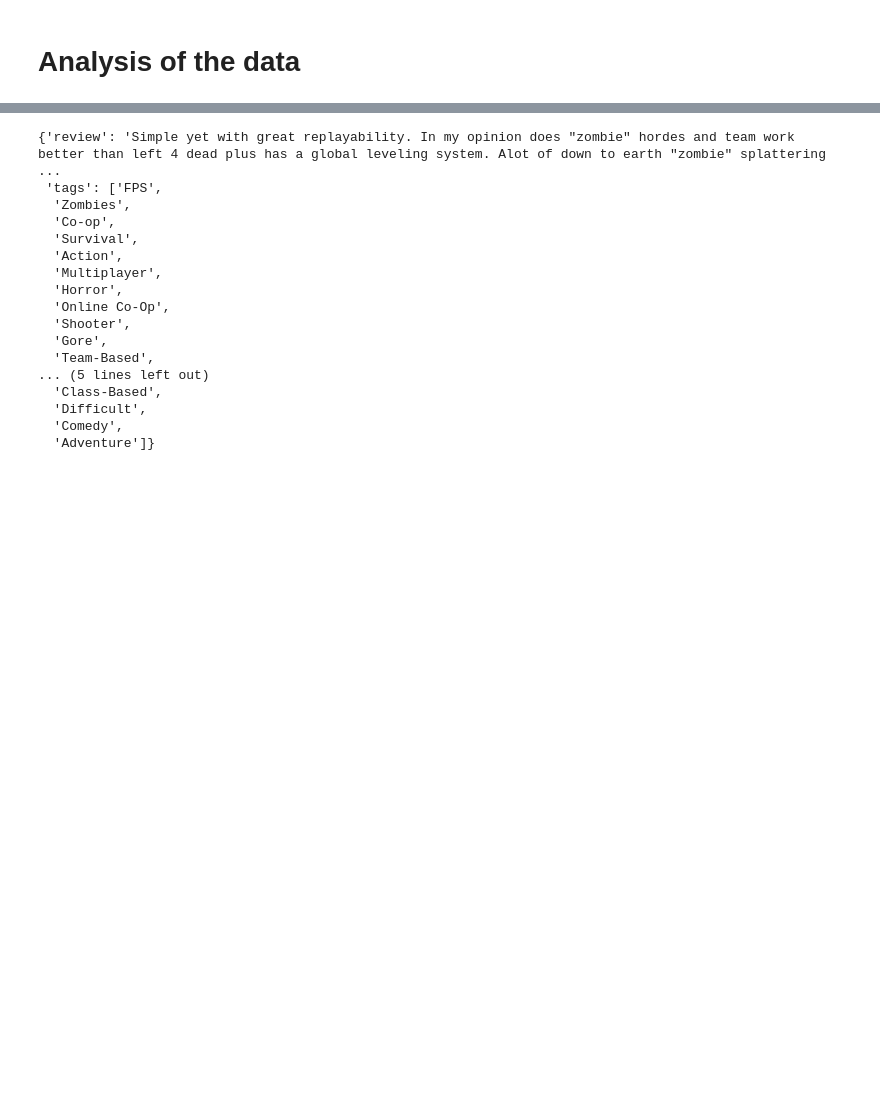
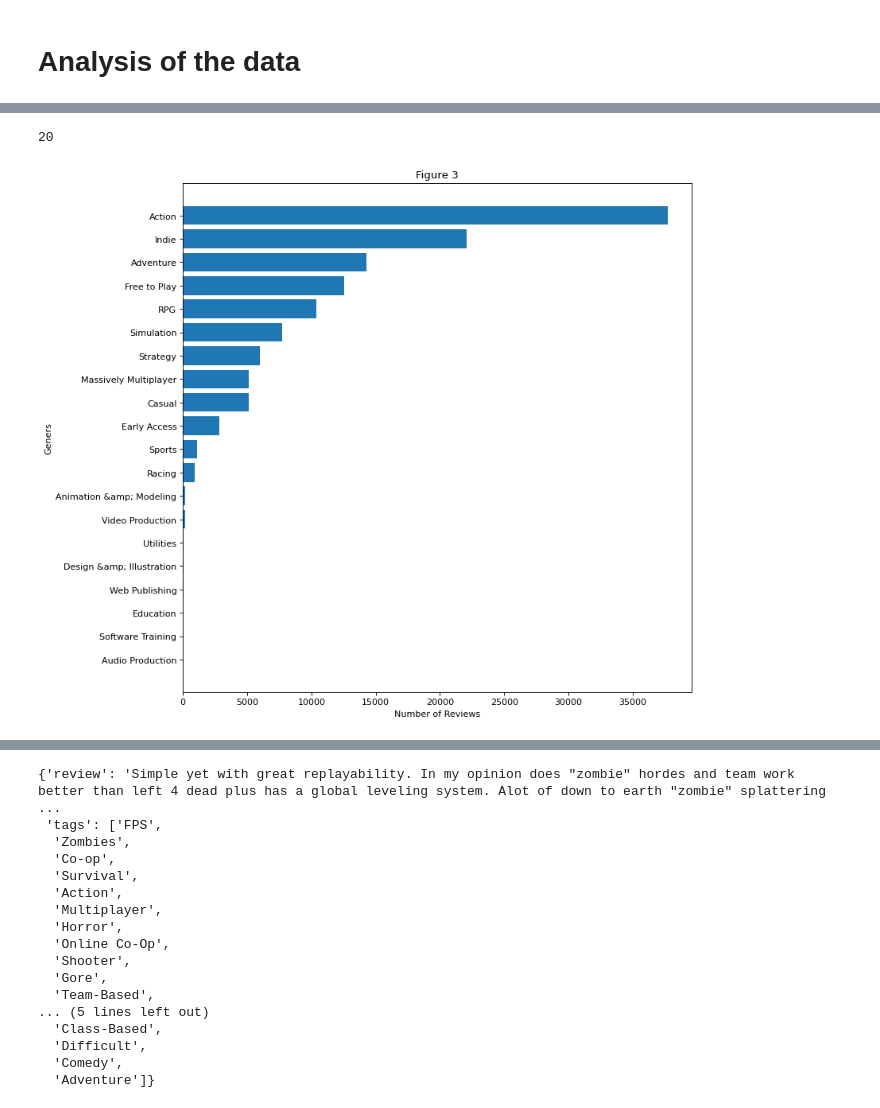
Before and after one commit to bbyiinini/steam-recommander, a Jupyter notebook: a2.ipynb, the cells around one changed output, grey strips where cells are left out. Saved outputs shown, nothing was run; the diff lists cells and outputs as text; code cells hidden in the pictures; blank space fills up the shorter version.

```diff
--- a/a2.ipynb
+++ b/a2.ipynb
@@ -138,0 +146,40 @@ mostPopularGenres[:50]
+# %%
+revGenCount = defaultdict(int)
+revTagCount = defaultdict(int)
+
+for user in user_reviews:
+    for review in user['reviews']:
+        idd = review.get('item_id')
+        gens = itemPerGen.get(idd)
+        tags = itemPerTag.get(idd)
+        if gens != None:
+            for gen in gens:
+                revGenCount[gen] += 1
+
+        if tags != None:
+            for tag in tags:
+                revTagCount[tag] += 1
+# %%
+reviewGen = [(revGenCount[x], x) for x in revGenCount]
+reviewGen.sort()
+reviewGen.reverse()
+reviewGen[:50]
+
+x = [n[0] for n in reviewGen[:50]]
+y = [n[1] for n in reviewGen[:50]]
+
+print(len(reviewGen))
+
+fig = plt.figure(figsize=(8, 8), dpi=80)
+ax = fig.add_axes([0,0,1,1])
+
+ax.barh(y,x)
+ax.invert_yaxis()
+ax.set_xlabel('Number of Reviews')
+ax.set_ylabel('Geners')
+ax.set_title('Figure 3')
+
+plt.show()
+# %% [output]
+20
+[figure, added]
```
Also changed, not shown: parts of 7 cells of this notebook, 5 other files.
